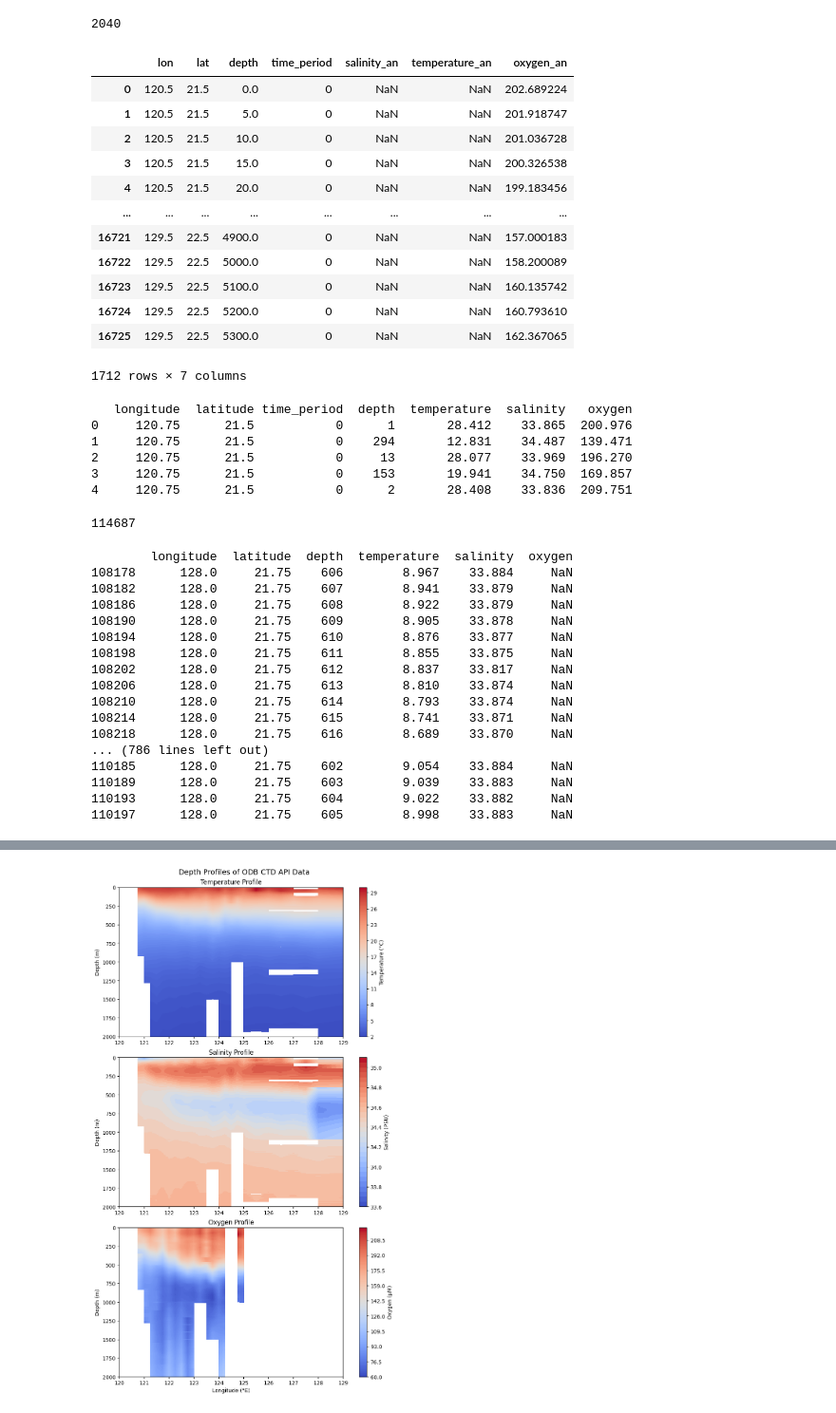
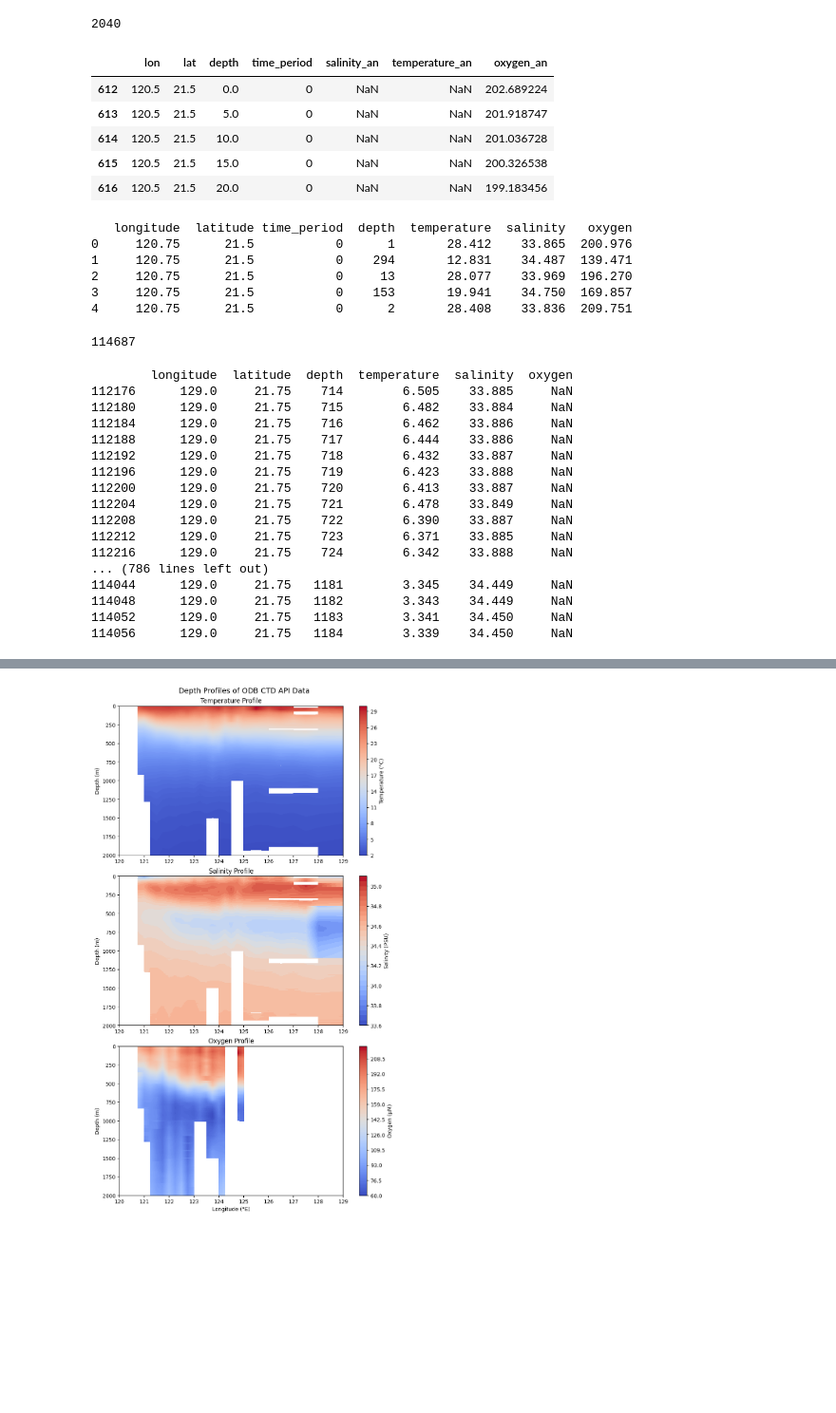
Before and after one commit to cywhale/woa23, a Jupyter notebook: dev/sim_woa23_api03_vs_GLODAP_CTD.ipynb, the cells around one changed output, grey strips where cells are left out. Shown at 95% size. Saved outputs shown, nothing was run; the diff lists cells and outputs as text; code cells hidden in the pictures; blank space fills up the shorter version.

```diff
--- a/dev/sim_woa23_api03_vs_GLODAP_CTD.ipynb
+++ b/dev/sim_woa23_api03_vs_GLODAP_CTD.ipynb
@@ -38,8 +38,9 @@ print(glodap_df.head())
 # %%
 # === 2. Compute bounding box with 0.25 degree buffer ===
 buffer = 0.25
+Test = False
 lon0 = glodap_df["longitude"].min() - buffer
-lon1 = glodap_df["longitude"].max() + buffer
+lon1 = 130.0 if Test else glodap_df["longitude"].max() + buffer
 lat0 = glodap_df["latitude"].min() - buffer
 lat1 = glodap_df["latitude"].max() + buffer
 print(f"Bounding box: ({lon0}, {lat0}), ({lon1}, {lat1})")
@@ -101,21 +102,14 @@ woa_o2_df.shape[0]
 # Outer join to preserve all points from different resolution grids
 woa_df = pd.merge(woa_ts_df, woa_o2_df, on=["lon", "lat", "depth", "time_period"], how="outer")
 # %%
-woa_df[woa_df.oxygen_an.notnull()]
+woa_df[woa_df.oxygen_an.notnull()].head()
 # %% [output]
 |  | lon | lat | depth | time_period | salinity_an | temperature_an | oxygen_an |
-| 0 | 120.5 | 21.5 | 0.0 | 0 | NaN | NaN | 202.689224 |
-| 1 | 120.5 | 21.5 | 5.0 | 0 | NaN | NaN | 201.918747 |
-| 2 | 120.5 | 21.5 | 10.0 | 0 | NaN | NaN | 201.036728 |
-| 3 | 120.5 | 21.5 | 15.0 | 0 | NaN | NaN | 200.326538 |
-| 4 | 120.5 | 21.5 | 20.0 | 0 | NaN | NaN | 199.183456 |
-| ... | ... | ... | ... | ... | ... | ... | ... |
-| 16721 | 129.5 | 22.5 | 4900.0 | 0 | NaN | NaN | 157.000183 |
-| 16722 | 129.5 | 22.5 | 5000.0 | 0 | NaN | NaN | 158.200089 |
-| 16723 | 129.5 | 22.5 | 5100.0 | 0 | NaN | NaN | 160.135742 |
-| 16724 | 129.5 | 22.5 | 5200.0 | 0 | NaN | NaN | 160.793610 |
-| 16725 | 129.5 | 22.5 | 5300.0 | 0 | NaN | NaN | 162.367065 |
+| 612 | 120.5 | 21.5 | 0.0 | 0 | NaN | NaN | 202.689224 |
+| 613 | 120.5 | 21.5 | 5.0 | 0 | NaN | NaN | 201.918747 |
+| 614 | 120.5 | 21.5 | 10.0 | 0 | NaN | NaN | 201.036728 |
+| 615 | 120.5 | 21.5 | 15.0 | 0 | NaN | NaN | 200.326538 |
+| 616 | 120.5 | 21.5 | 20.0 | 0 | NaN | NaN | 199.183456 |
-1712 rows × 7 columns
 # %%
 # === 4. ODB CTD API fetch ===
 ctd_url = "https://ecodata.odb.ntu.edu.tw/api/ctd"
@@ -142,26 +136,31 @@ ctd_df.shape[0]
 114687
 # %%
 # Just used for checking the salinity data (at lon around 128 - 130)
+# That's because we compare GLODAP for OR1-287 cruise, but CTD API can get only region average
+# This region is more far away from Taiwan, and has less cruises, however, including OR1-294,
+# which has some outlier sanlinity data (much lower, 32.x), thus lowering the average salinity to 33.x
+# If we can restrict to OR1-287 (from raw data in database), it should be consistent with GLODAP at 34.x
+test_lon = 129 if Test else 128
 with pd.option_context('display.max_rows', None, 'display.max_columns', None):
-    print(ctd_df[(ctd_df['depth']>=400) & (ctd_df['depth']<=1200) & (ctd_df['longitude']>=128) & (ctd_df['longitude']<128.5)][['longitude','latitude','depth','temperature','salinity','oxygen']])
+    print(ctd_df[(ctd_df['depth']>=400) & (ctd_df['depth']<=1200) & (ctd_df['longitude']>=test_lon) & (ctd_df['longitude']<test_lon + 0.5)][['longitude','latitude','depth','temperature','salinity','oxygen']])
 # %% [output]
         longitude  latitude  depth  temperature  salinity  oxygen
-108178      128.0     21.75    606        8.967    33.884     NaN
-108182      128.0     21.75    607        8.941    33.879     NaN
-108186      128.0     21.75    608        8.922    33.879     NaN
-108190      128.0     21.75    609        8.905    33.878     NaN
-108194      128.0     21.75    610        8.876    33.877     NaN
-108198      128.0     21.75    611        8.855    33.875     NaN
-108202      128.0     21.75    612        8.837    33.817     NaN
-108206      128.0     21.75    613        8.810    33.874     NaN
-108210      128.0     21.75    614        8.793    33.874     NaN
-108214      128.0     21.75    615        8.741    33.871     NaN
-108218      128.0     21.75    616        8.689    33.870     NaN
+112176      129.0     21.75    714        6.505    33.885     NaN
+112180      129.0     21.75    715        6.482    33.884     NaN
+112184      129.0     21.75    716        6.462    33.886     NaN
+112188      129.0     21.75    717        6.444    33.886     NaN
+112192      129.0     21.75    718        6.432    33.887     NaN
+112196      129.0     21.75    719        6.423    33.888     NaN
+112200      129.0     21.75    720        6.413    33.887     NaN
+112204      129.0     21.75    721        6.478    33.849     NaN
+112208      129.0     21.75    722        6.390    33.887     NaN
+112212      129.0     21.75    723        6.371    33.885     NaN
+112216      129.0     21.75    724        6.342    33.888     NaN
 ... (786 lines left out)
-110185      128.0     21.75    602        9.054    33.884     NaN
-110189      128.0     21.75    603        9.039    33.883     NaN
-110193      128.0     21.75    604        9.022    33.882     NaN
-110197      128.0     21.75    605        8.998    33.883     NaN
+114044      129.0     21.75   1181        3.345    34.449     NaN
+114048      129.0     21.75   1182        3.343    34.449     NaN
+114052      129.0     21.75   1183        3.341    34.450     NaN
+114056      129.0     21.75   1184        3.339    34.450     NaN
 # %%
 # compared the corresponding data in GLODAP dataset
 with pd.option_context('display.max_rows', None, 'display.max_columns', None):
```
Also changed, not shown: parts of 5 cells of this notebook, 1 other file.
